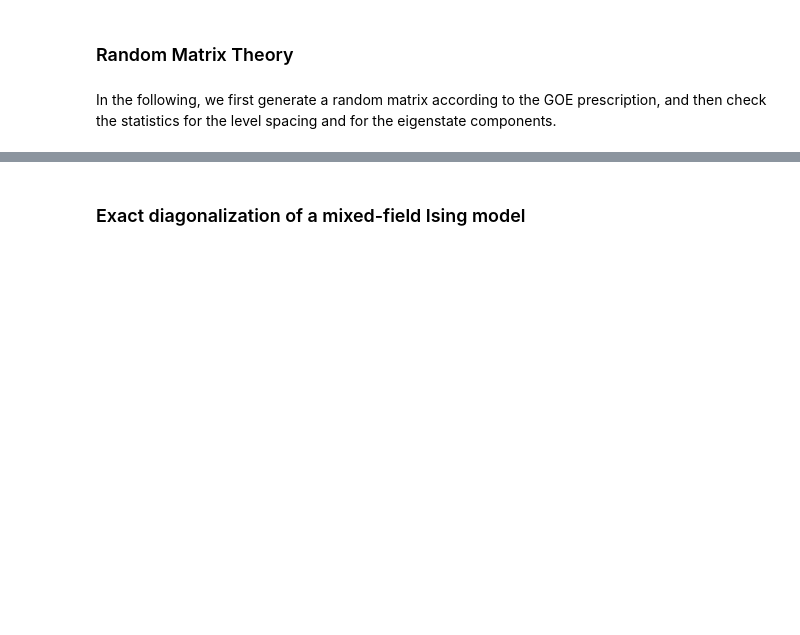
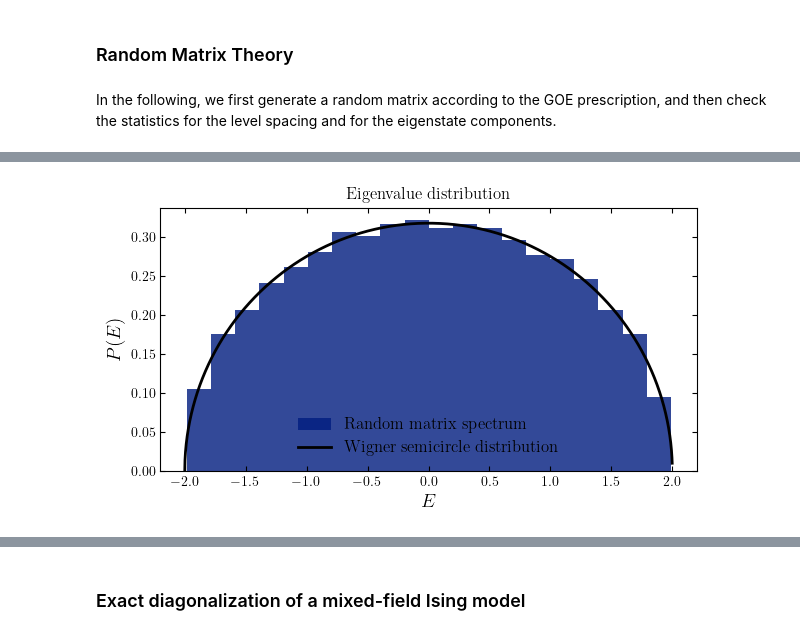
Before and after one commit to mgbukov/MBQD, a Jupyter notebook: notebooks/Random Matrix Theory and ETH.ipynb, the cells around one changed output, grey strips where cells are left out. Cells and saved outputs as stored; diff of their text form; code cells hidden in the pictures; blank space fills up the shorter version.

```diff
--- a/notebooks/Random Matrix Theory and ETH.ipynb
+++ b/notebooks/Random Matrix Theory and ETH.ipynb
@@ -119,0 +125,22 @@ plt.show()
+# %%
+#Plot eigenvalue distribution
+fig,ax = plt.subplots()
+
+#Plot histogram from spectrum
+n_bins = 20
+ax.hist(E, bins = n_bins,
+        density = True,color='C0',alpha=.8,zorder=0,label=r'Random matrix spectrum')
+
+#Plot semicircle distribution
+R = 2.
+x = np.arange(-R,R,1e-3)
+y = 2./(np.pi*R**2) * np.sqrt(R**2-x**2)
+ax.plot(x,y,'k-',label=r'Wigner semicircle distribution',linewidth=2)
+
+ax.legend()
+ax.set_xlabel(r'$E$')
+ax.set_ylabel(r'$P(E)$')
+ax.set_title('Eigenvalue distribution')
+plt.show()
+# %% [output]
+[figure, added]
```
Also changed, not shown: parts of 17 cells of this notebook.
